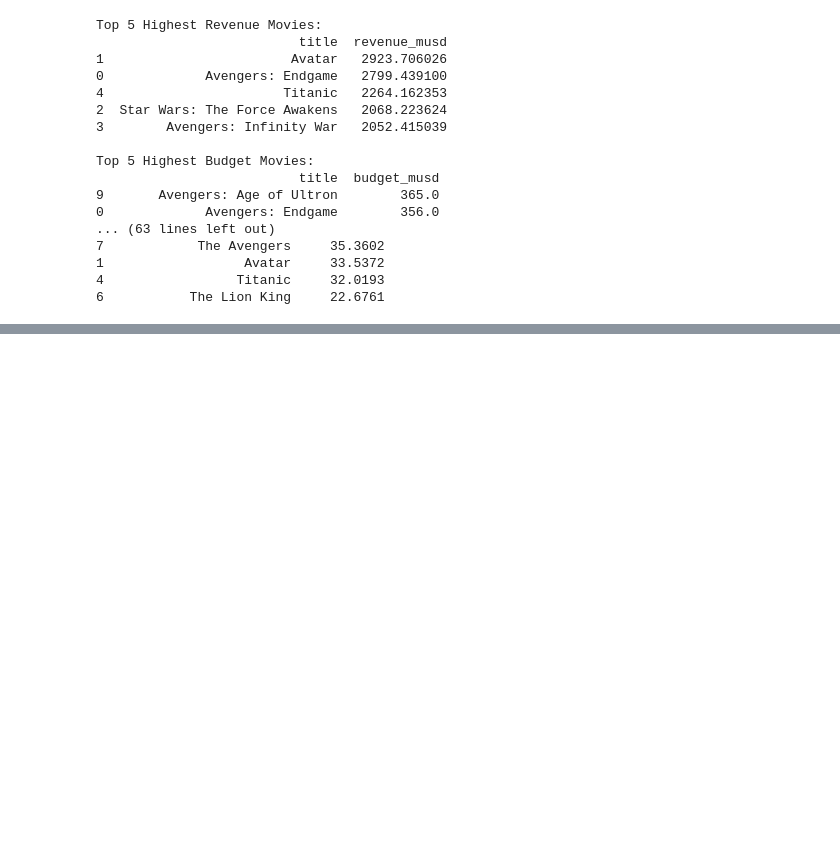
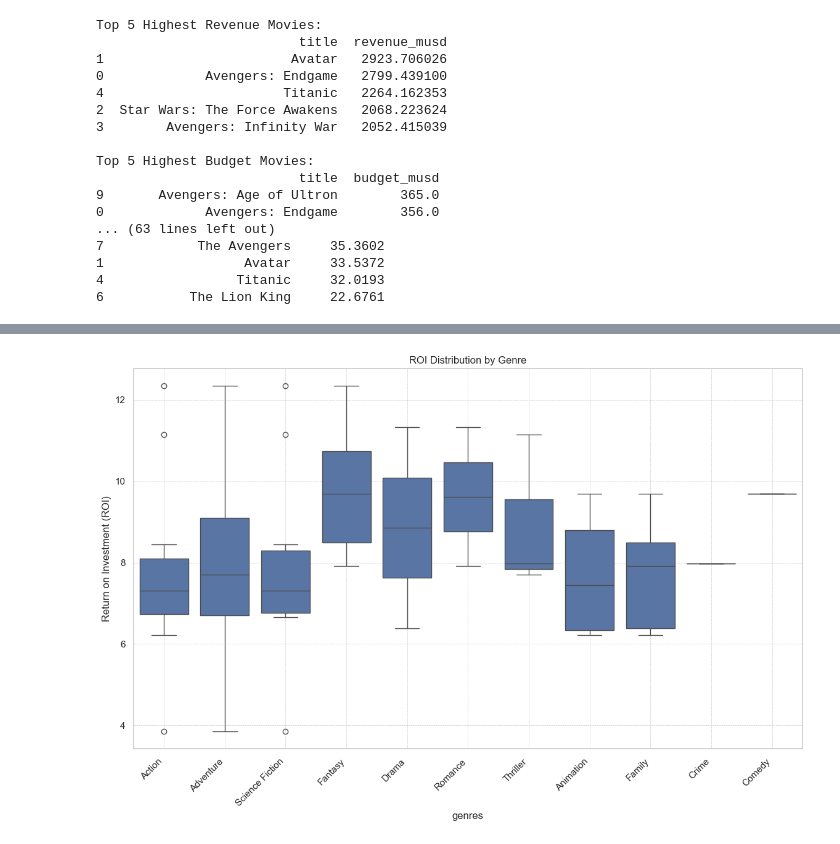
Before and after one commit to ayertey1/GTP_DE-Projects, a Jupyter notebook: notebooks/dataWrangling.ipynb, the cells around one changed output, grey strips where cells are left out. Drawn from its saved outputs; the diff is of its cells as text; code cells hidden in the pictures; blank space fills up the shorter version.

```diff
--- a/notebooks/dataWrangling.ipynb
+++ b/notebooks/dataWrangling.ipynb
@@ -227,0 +437,16 @@ Top 5 Highest Budget Movies:
+# %%
+# 2. ROI Distribution by Genre
+# We need to explode genres because multiple genres are combined with "|"
+df_exploded = df.dropna(subset=['genres']).copy()
+df_exploded['genres'] = df_exploded['genres'].str.split('|')
+df_exploded = df_exploded.explode('genres')
+
+plt.figure(figsize=(14,8))
+sns.boxplot(data=df_exploded, x='genres', y='roi')
+plt.title('ROI Distribution by Genre')
+plt.xticks(rotation=45, ha='right')
+plt.ylabel('Return on Investment (ROI)')
+plt.grid(True, ls="--", linewidth=0.5)
+plt.show()
+# %% [output]
+[figure, added]
```
Also changed, not shown: parts of 13 cells of this notebook, 1 other file.
